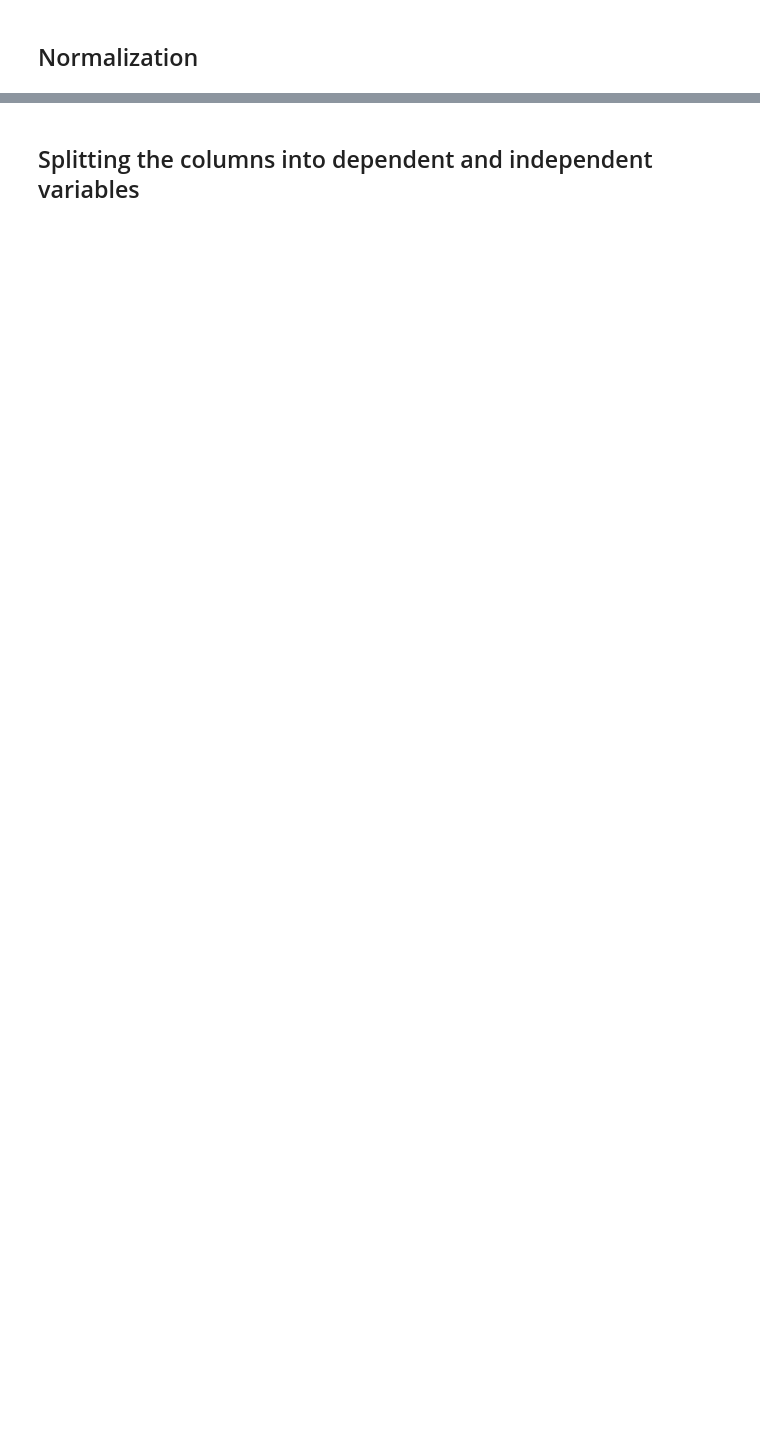
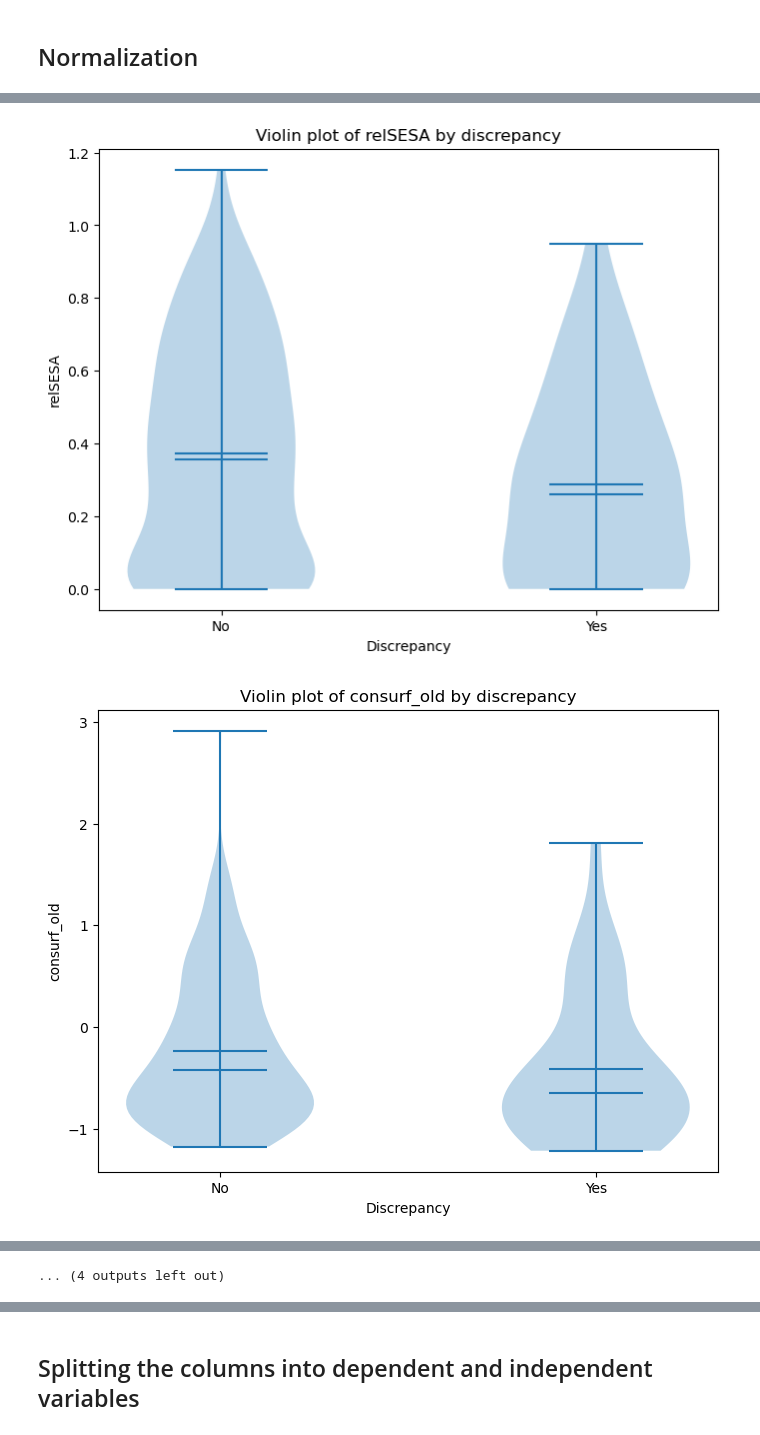
Before and after one commit to Zahrawi/hemophilia_discrepancy, a Jupyter notebook: workdir/XGBOOST.ipynb, the cells around one changed output, grey strips where cells are left out. Saved outputs shown, nothing was run; the diff lists cells and outputs as text; code cells hidden in the pictures; blank space fills up the shorter version.

Commit message:
adding graphes

```diff
--- a/workdir/XGBOOST.ipynb
+++ b/workdir/XGBOOST.ipynb
@@ -110,2 +77,2 @@ attr_v3.rename(columns={"HGVS_pos":"AA_HGVS"}, inplace=True)
 # %%
-pat_attr = pd.merge(pat_attr, attr_v3, on=['AA_HGVS', 'WT_aa', 'new_aa'], how='outer')
+patients_data_v3 = pd.merge(patients_data_v2, attr_v3, on=['AA_HGVS', 'WT_aa', 'new_aa'], how='outer')
@@ -134,3 +93,3 @@ dtype: int64
 # %%
-pat_attr = pat_attr.dropna()
+patients_data_v3 = patients_data_v3.dropna()
 # %%
@@ -191,20 +133,0 @@ for column in columns_to_normalize:
-# %%
-
-# Define a list of columns to plot
-columns_to_plot = ['relSESA', 'consurf_old', 'dg', 'bt', 'cl', 'kcore', 'SIFT_score_0',
-                   'SIFT_score_3', 'Polyphen2_dScore', 'Polyphen2_Score1', 'Polyphen2_Score2',
-                   'Polyphen2_dVol', 'Polyphen2_dProp', 'Polyphen2_NormASA', 'Polyphen2_MinDJxn',
-                   'Polyphen2_IdPmax', 'Polyphen2_IdQmin']
-
-# Loop through the columns and plot the distribution
-for column in columns_to_normalize:
-    # Create a figure and axis
-    fig, ax = plt.subplots(figsize=(8, 6))
-    # Plot the distribution using seaborn
-    sns.histplot(pat_attr[column], ax=ax)
-    # Set the title and labels
-    ax.set_title(f"Distribution of {column}")
-    ax.set_xlabel(column)
-    ax.set_ylabel("Frequency")
-    # Show the plot
-    plt.show()
@@ -224,0 +144,24 @@ for column in columns_to_normalize:
+# %%
+
+# create a list of numeric column names
+col_name_list = ['relSESA', 'consurf_old', 'dg', 'bt', 'cl', 'SIFT_score_0', 'SIFT_score_3',
+            'Polyphen2_dScore', 'Polyphen2_Score1', 'Polyphen2_Score2', 'Polyphen2_dVol',
+            'Polyphen2_dProp', 'Polyphen2_NormASA', 'Polyphen2_MinDJxn', 'Polyphen2_IdPmax',
+            'Polyphen2_IdQmin']
+
+grouped = patients_data_v3.groupby('discrepancy')
+
+
+for col in col_name_list:
+    # create the violin plot
+    fig, ax = plt.subplots(figsize=(8, 6))
+    ax.violinplot([group[col].dropna() for name, group in grouped], showmeans=True, showmedians=True)
+    ax.set_xticks([1, 2])
+    ax.set_xticklabels(['No', 'Yes'])
+    ax.set_xlabel('Discrepancy')
+    ax.set_ylabel(col)
+    ax.set_title(f'Violin plot of {col} by discrepancy')
+    plt.show()
+# %% [output]
+[figure, added]
+[figure, added]
@@ -224,0 +178 @@ for column in columns_to_normalize:
+... (4 outputs left out)
```
Also changed, not shown: parts of 50 cells of this notebook.
